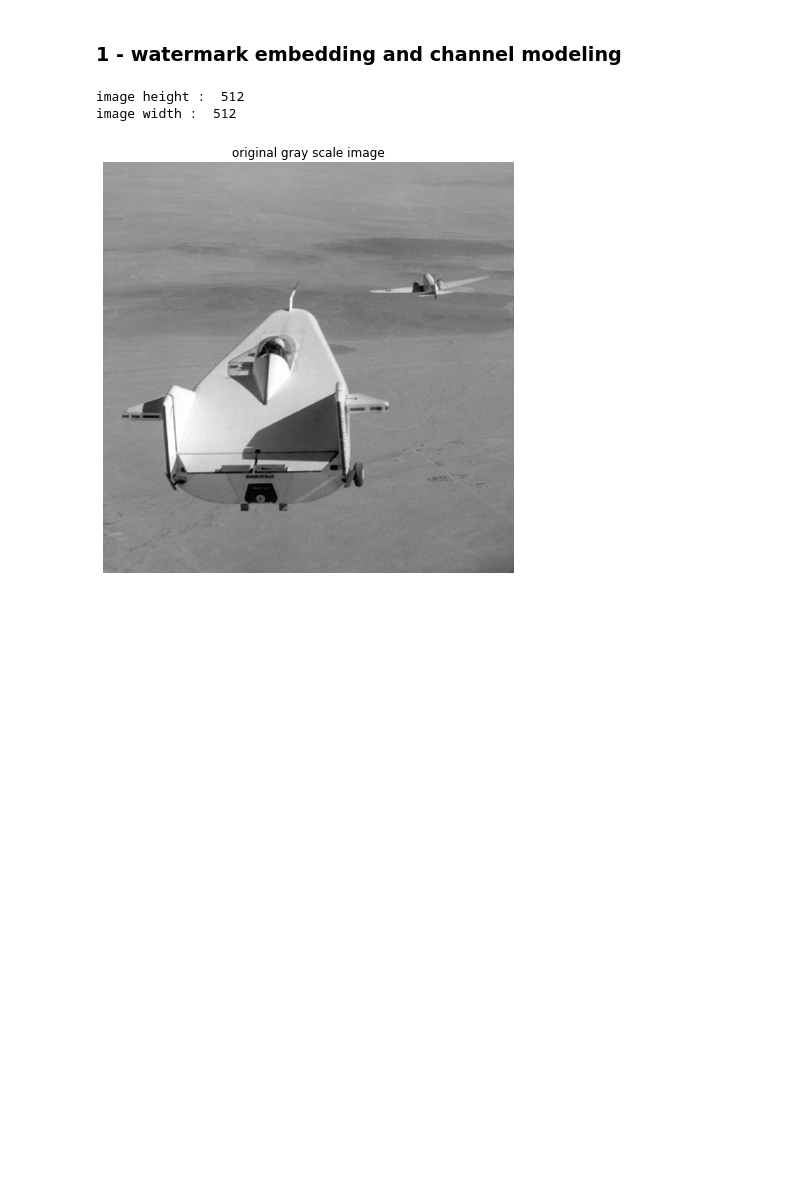
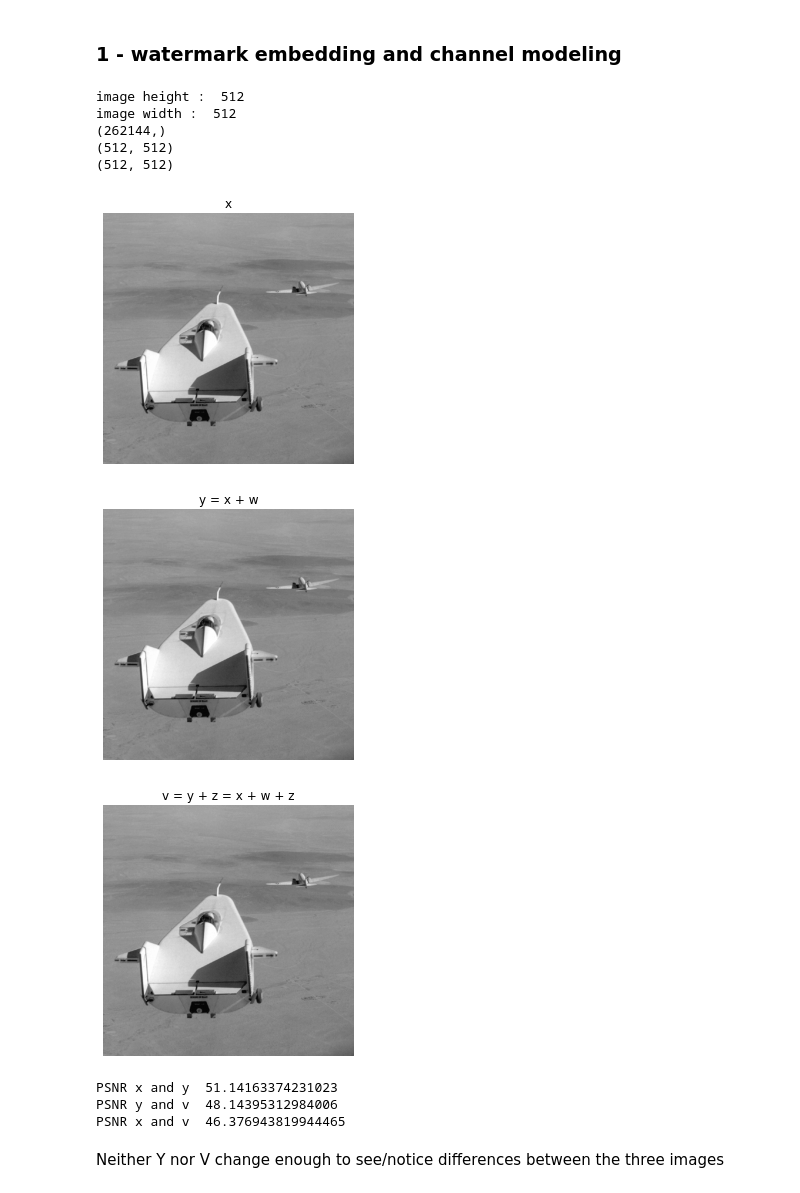
Before and after one commit to Joao-Quinta/master_cours_choix, a Jupyter notebook: securite_multimedia/tp/tp4/TP4_CostadaQuinta_JoaoFilipe.ipynb, the cells around one changed output. Cells and saved outputs as stored; diff of their text form; code cells hidden in the pictures; blank space fills up the shorter version.

```diff
--- a/securite_multimedia/tp/tp4/TP4_CostadaQuinta_JoaoFilipe.ipynb
+++ b/securite_multimedia/tp/tp4/TP4_CostadaQuinta_JoaoFilipe.ipynb
@@ -40,12 +75,2 @@ def affichage_rows_cols_images(rows, cols, images, labels, as_gray):
 # %% [markdown]
 ### 1 - watermark embedding and channel modeling
-# %%
-imageLift = loadImageGray("liftingbody.png")
-height,width = imageLift.shape
-print("image height : ", height)
-print("image width : ", width)
-affichage_rows_cols_images(1, 1, [imageLift], ["original gray scale image"], True)
-# %% [output]
-image height :  512
-image width :  512
-[figure, removed]
@@ -53,0 +77,37 @@ print("salut")
+# %%
+x = loadImageGray("liftingbody.png")
+height,width = x.shape
+print("image height : ", height)
+print("image width : ", width)
+w_p = creatUniformMatrix(0, 1, height, width)
+print(w_p.shape)
+density = 0.5
+watermarkLength = sampleAmount(height,width,density)
+watermark = takeSample(w_p, watermarkLength).reshape(height, width)
+print(x.shape)
+print(x.shape)
+# %% [output]
+image height :  512
+image width :  512
+(262144,)
+(512, 512)
+(512, 512)
+# %%
+y = applayWatermakr(x, watermark)
+z = gaussianNoise(height,width, 0,1)
+v = applayWatermakr(y,z)
+affichage_rows_cols_images(1, 1, [x], ["x"])
+affichage_rows_cols_images(1, 1, [y], ["y = x + w"])
+affichage_rows_cols_images(1, 1, [v], ["v = y + z = x + w + z"])
+print("PSNR x and y ", PSNR(x,y))
+print("PSNR y and v ", PSNR(y,v))
+print("PSNR x and v ", PSNR(x,v))
+# %% [output]
+[figure, added]
+[figure, added]
+[figure, added]
+PSNR x and y  51.14163374231023
+PSNR y and v  48.14395312984006
+PSNR x and v  46.376943819944465
+# %% [markdown]
+Neither Y nor V change enough to see/notice differences between the three images
```
Also changed, not shown: parts of 4 cells of this notebook.
